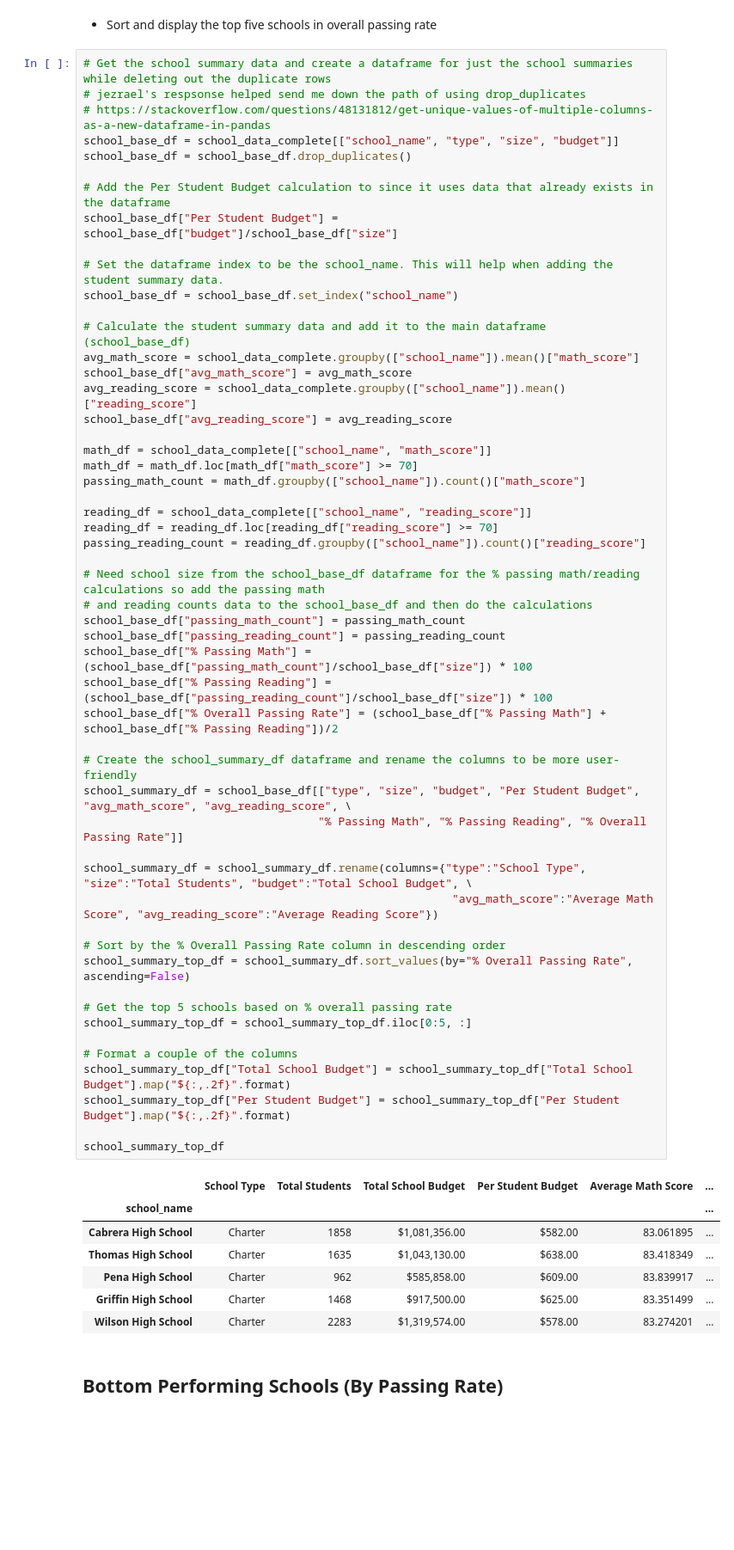
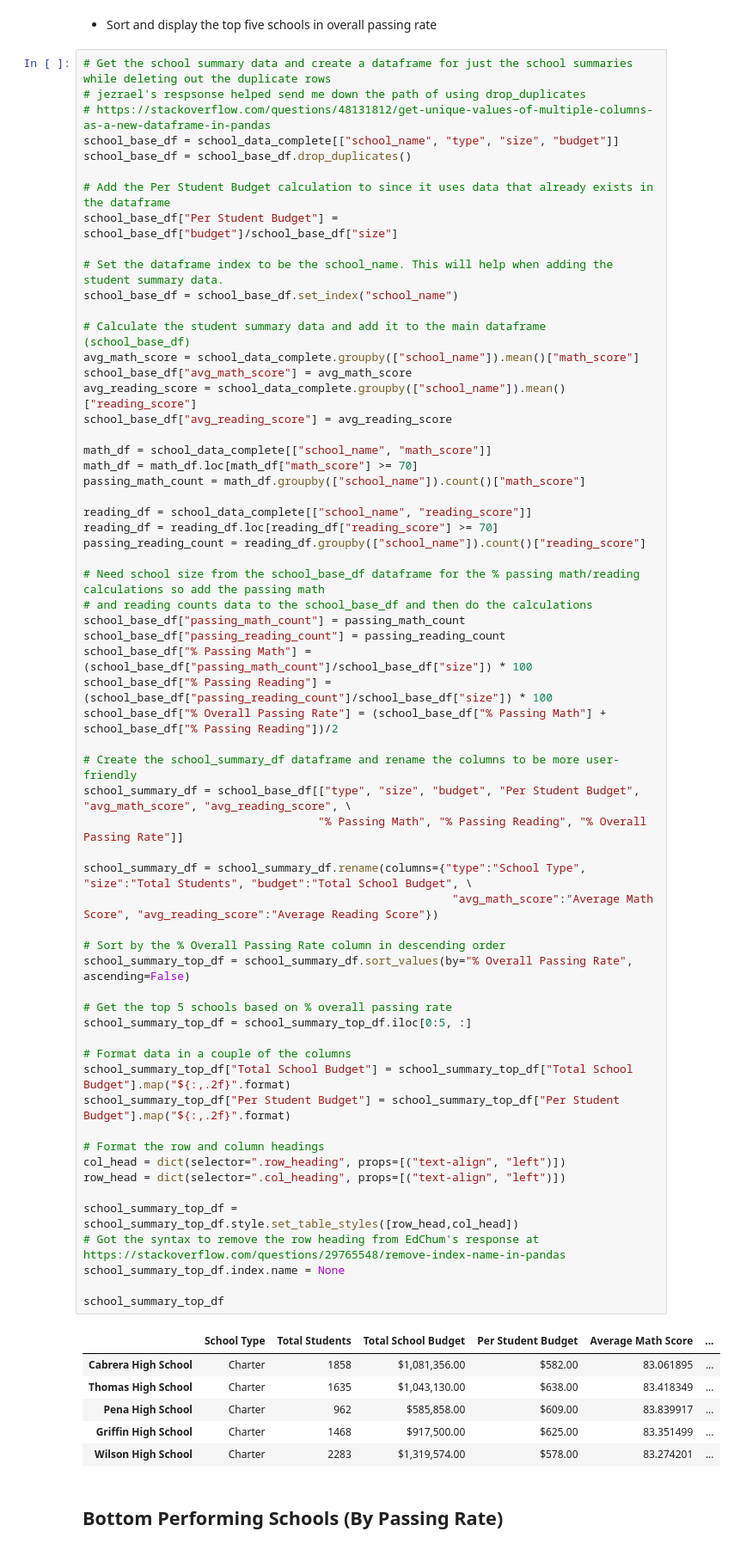
Before and after one commit to kguralpdx/pandas-challenge, a Jupyter notebook: PyCitySchools/PyCitySchools_starter.ipynb, the cells around one changed output. Shown: that part at 86% size. Saved outputs shown, nothing was run; the diff lists cells and outputs as text; blank space fills up the shorter version.

Commit message:
Added row and column heading formatting and changed bin range labels

```diff
--- a/PyCitySchools/PyCitySchools_starter.ipynb
+++ b/PyCitySchools/PyCitySchools_starter.ipynb
@@ -125,35 +125,42 @@ reading_df = school_data_complete[["school_name", "reading_score"]]
 reading_df = reading_df.loc[reading_df["reading_score"] >= 70]
 passing_reading_count = reading_df.groupby(["school_name"]).count()["reading_score"]
 
 # Need school size from the school_base_df dataframe for the % passing math/reading calculations so add the passing math
 # and reading counts data to the school_base_df and then do the calculations
 school_base_df["passing_math_count"] = passing_math_count
 school_base_df["passing_reading_count"] = passing_reading_count
 school_base_df["% Passing Math"] = (school_base_df["passing_math_count"]/school_base_df["size"]) * 100
 school_base_df["% Passing Reading"] = (school_base_df["passing_reading_count"]/school_base_df["size"]) * 100
 school_base_df["% Overall Passing Rate"] = (school_base_df["% Passing Math"] + school_base_df["% Passing Reading"])/2
 
 # Create the school_summary_df dataframe and rename the columns to be more user-friendly
 school_summary_df = school_base_df[["type", "size", "budget", "Per Student Budget", "avg_math_score", "avg_reading_score", \
                                    "% Passing Math", "% Passing Reading", "% Overall Passing Rate"]]
 
 school_summary_df = school_summary_df.rename(columns={"type":"School Type", "size":"Total Students", "budget":"Total School Budget", \
                                                        "avg_math_score":"Average Math Score", "avg_reading_score":"Average Reading Score"})
 
 # Sort by the % Overall Passing Rate column in descending order
 school_summary_top_df = school_summary_df.sort_values(by="% Overall Passing Rate", ascending=False)
 
 # Get the top 5 schools based on % overall passing rate
 school_summary_top_df = school_summary_top_df.iloc[0:5, :]
 
-# Format a couple of the columns
+# Format data in a couple of the columns
 school_summary_top_df["Total School Budget"] = school_summary_top_df["Total School Budget"].map("${:,.2f}".format)
 school_summary_top_df["Per Student Budget"] = school_summary_top_df["Per Student Budget"].map("${:,.2f}".format)
 
+# Format the row and column headings
+col_head = dict(selector=".row_heading", props=[("text-align", "left")])
+row_head = dict(selector=".col_heading", props=[("text-align", "left")])
+
+school_summary_top_df = school_summary_top_df.style.set_table_styles([row_head,col_head])
+# Got the syntax to remove the row heading from EdChum's response at https://stackoverflow.com/questions/29765548/remove-index-name-in-pandas
+school_summary_top_df.index.name = None
+
 school_summary_top_df
 # %% [output]
 |  | School Type | Total Students | Total School Budget | Per Student Budget | Average Math Score | ... |
-| school_name |  |  |  |  |  | ... |
 | Cabrera High School | Charter | 1858 | $1,081,356.00 | $582.00 | 83.061895 | ... |
 | Thomas High School | Charter | 1635 | $1,043,130.00 | $638.00 | 83.418349 | ... |
 | Pena High School | Charter | 962 | $585,858.00 | $609.00 | 83.839917 | ... |
```
Also changed, not shown: parts of 7 cells of this notebook, 1 other file.
